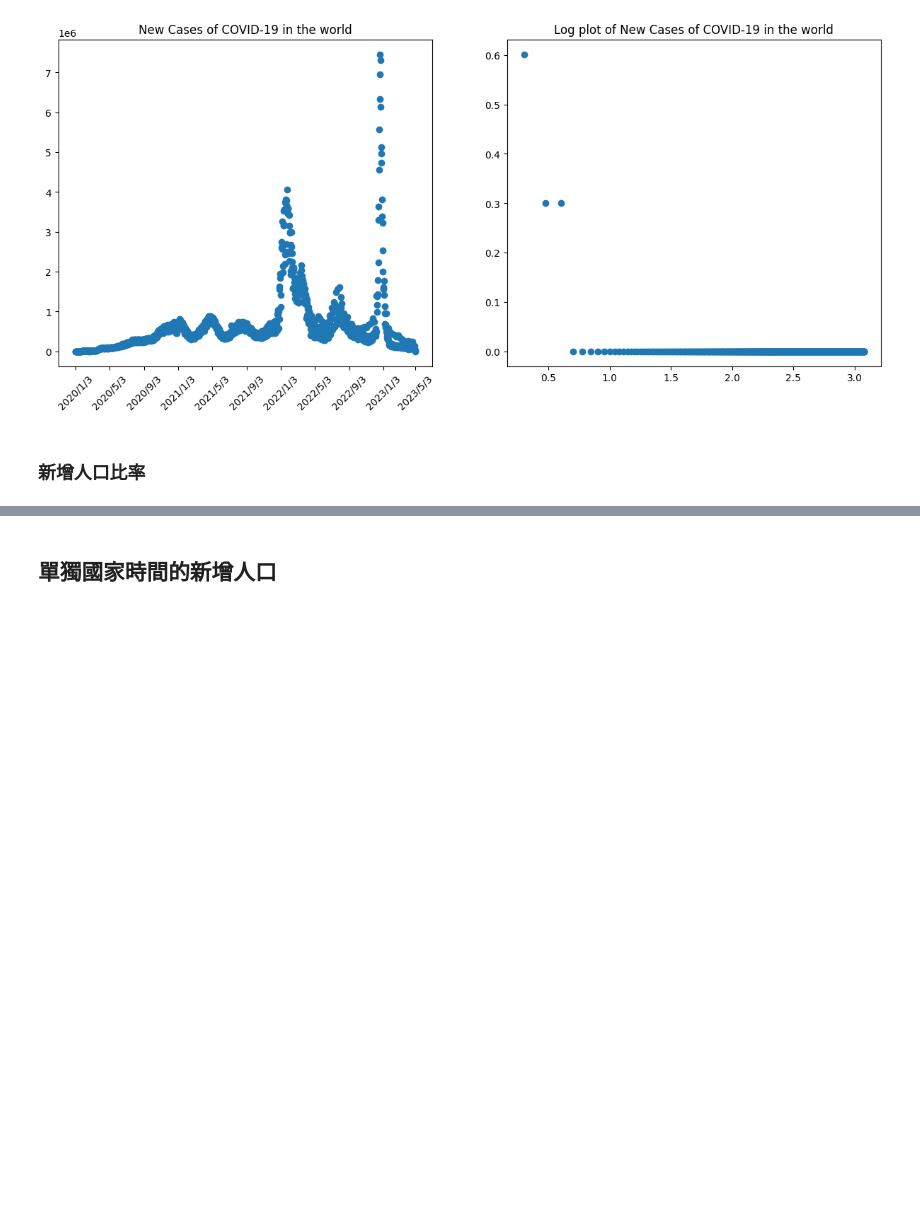
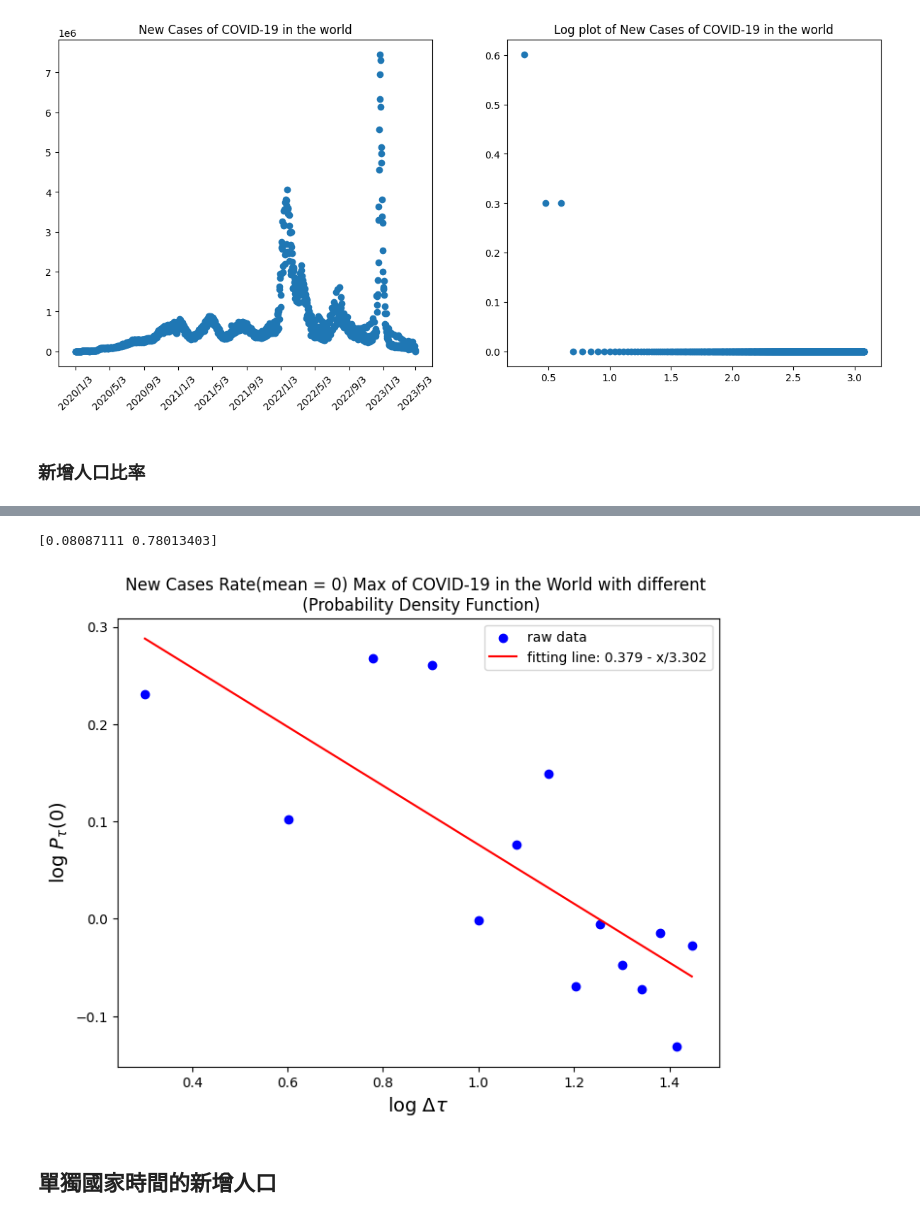
Before and after one commit to tang-wan/Complex-System_Final-Report, a Jupyter notebook: COVID-19.ipynb, the cells around one changed output, grey strips where cells are left out. Cells and saved outputs as stored; diff of their text form; code cells hidden in the pictures; blank space fills up the shorter version.

```diff
--- a/COVID-19.ipynb
+++ b/COVID-19.ipynb
@@ -229,3 +470,29 @@ plt.show()
+# %%
+x0 = test
+y0 = Max
+
+def function(x, c, a):
+    return c - x/a
+fitt=(-0.4, 3.3) # 猜 x = 1, y = 2*pi
+popt,pcov= curve_fit(function, x0, y0, p0=fitt)
+perr=np.sqrt(np.diag(pcov))
+popt = np.round(popt, 3)
+#print(pcov)
+print(perr)
+plt.figure(figsize=(8, 6))
+plt.title("New Cases Rate(mean = 0) Max of COVID-19 in the World with different \n (Probability Density Function)")
+plt.scatter(x0, y0, color="blue", label="raw data")
+plt.plot(x0,
+        function(np.array(x0), *popt),
+        color="red",
+        label="fitting line: {} - x/{}".format(*popt))
+plt.xlabel(r"log $\Delta$$\tau$", fontsize = 14)
+plt.ylabel(r"log $P_{\tau}(0)$", fontsize = 14)
+plt.legend(loc = 'upper right')
+plt.savefig("New Cases Rate of COVID-19 in the World (Probability Density Function).PNG")
+# %% [output]
+[0.08087111 0.78013403]
+[figure, added]
 # %% [markdown]
 ## 單獨國家時間的新增人口
 # %%
```
Also changed, not shown: parts of 8 cells of this notebook, 1 other file.
